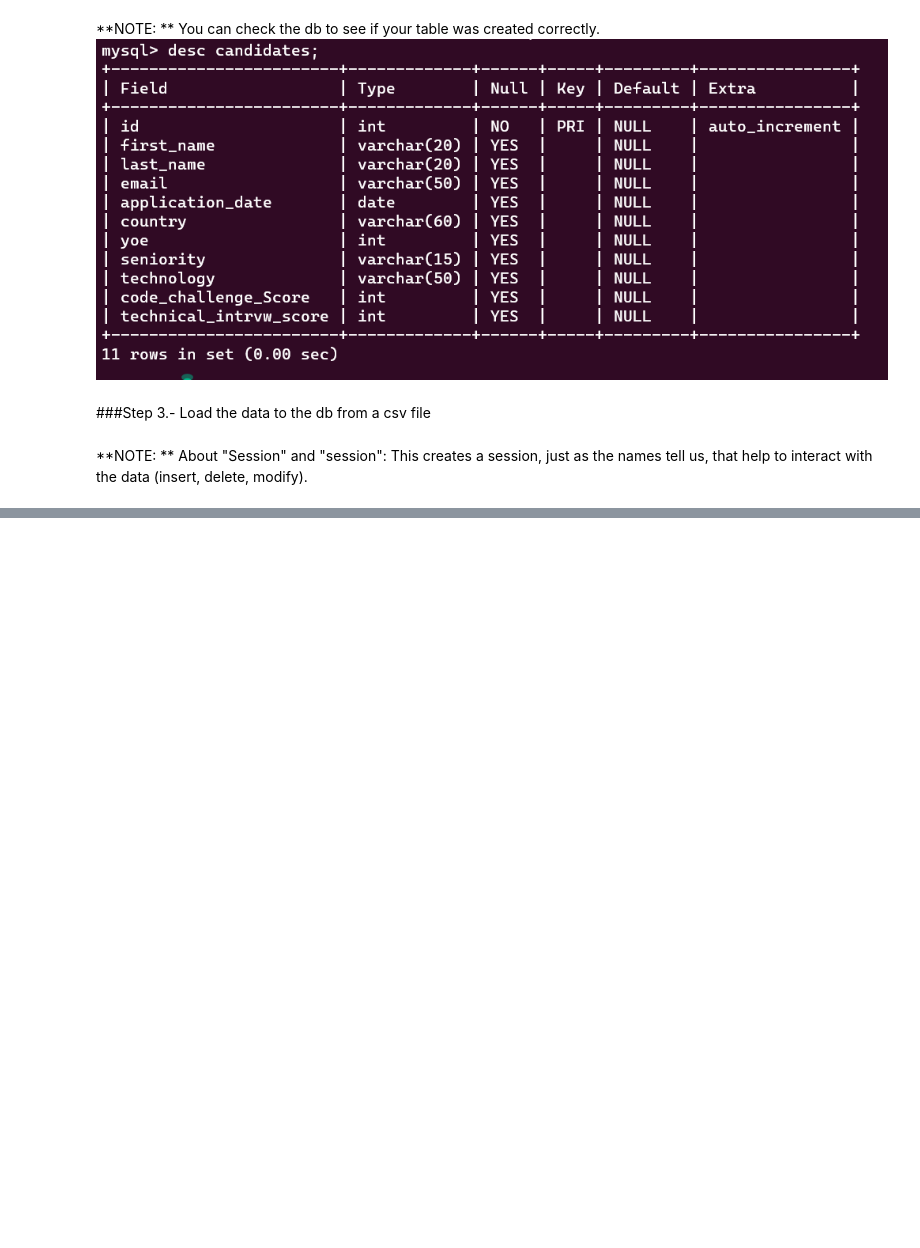
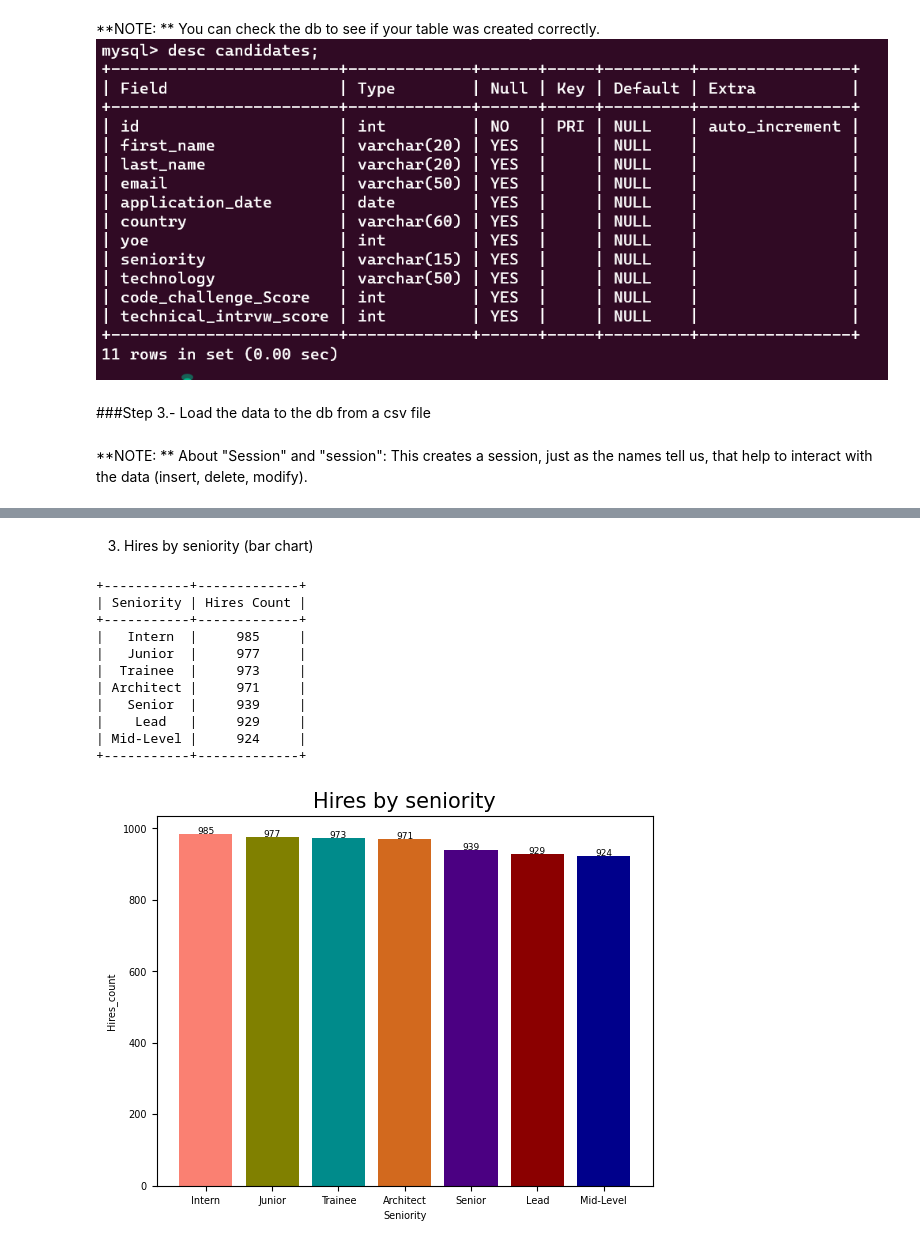
Before and after one commit to xilenAtenea/workshop_001etl, a Jupyter notebook: etl_workshop.ipynb, the cells around one changed output, grey strips where cells are left out. Saved outputs shown, nothing was run; the diff lists cells and outputs as text; code cells hidden in the pictures; blank space fills up the shorter version.

```diff
--- a/etl_workshop.ipynb
+++ b/etl_workshop.ipynb
@@ -90,0 +193,49 @@ session.close()
+# %% [markdown]
+3. Hires by seniority (bar chart)
+# %%
+Session = sessionmaker(bind=mysql_engine)
+session = Session()
+
+groupby_seniority= session.query(Table.seniority, func.count(Table.seniority)).filter(and_(Table.code_challenge_Score >= 7, Table.technical_intrvw_score >= 7)).group_by(Table.seniority).order_by(func.count(Table.seniority).desc()).all()
+# print (groupby_seniority)
+
+session.close()
+
+result3 = PrettyTable()
+result3.field_names = ["Seniority", "Hires Count"]
+
+###These lists will help me for the chart.###
+seniority_list = []
+hires_count_list = []
+
+for senior, hires_count in groupby_seniority:
+    result3.add_row([senior, hires_count])
+    seniority_list.append(senior)
+    hires_count_list.append(hires_count)
+print(result3)
+# print(seniority_list)
+# print(hires_count_list)
+
+colors = ['salmon', 'olive', 'darkcyan', 'chocolate', 'indigo', 'darkred', 'darkblue']
+bars=plt.bar(seniority_list, hires_count_list, color = colors)
+for bar in bars:
+    plt.text(bar.get_x() + bar.get_width() / 2, bar.get_height(),
+             f'{bar.get_height():.0f}',
+             ha='center', fontsize=6.5, color='black')
+plt.ylabel("Hires_count")
+plt.xlabel("Seniority")
+plt.title("Hires by seniority", fontsize=15)
+plt.show()
+# %% [output]
++-----------+-------------+
+| Seniority | Hires Count |
++-----------+-------------+
+|   Intern  |     985     |
+|   Junior  |     977     |
+|  Trainee  |     973     |
+| Architect |     971     |
+|   Senior  |     939     |
+|    Lead   |     929     |
+| Mid-Level |     924     |
++-----------+-------------+
+[figure, added]
```
Also changed, not shown: parts of 11 cells of this notebook.
